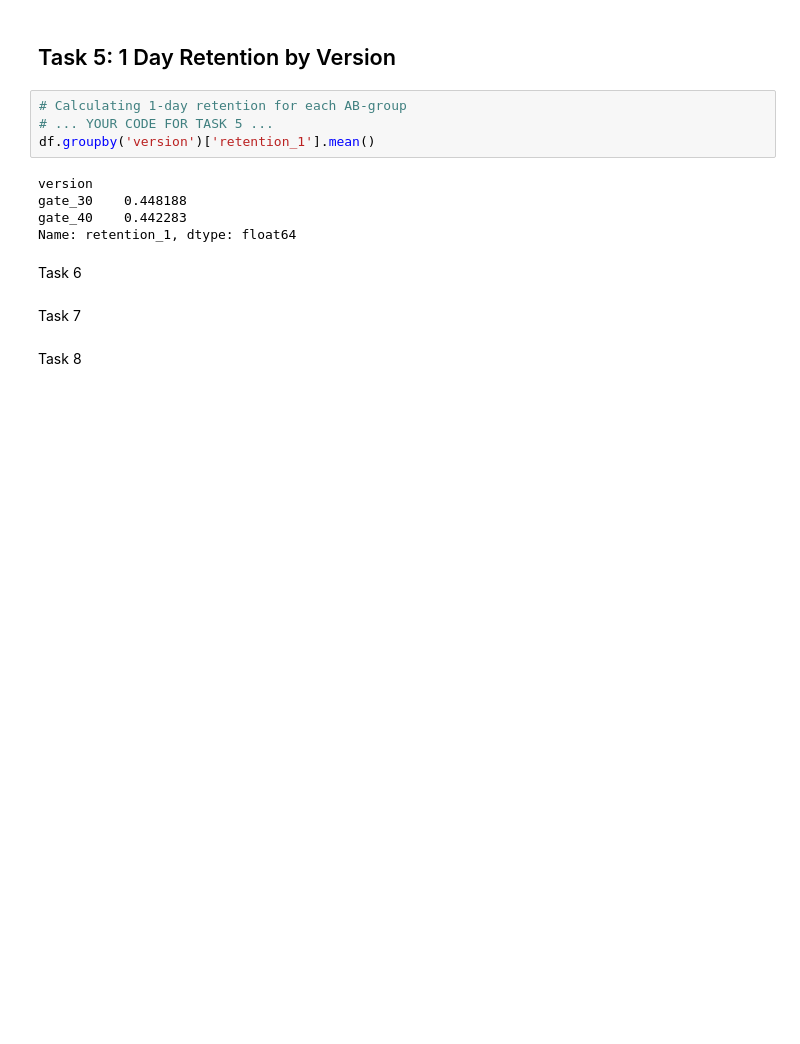
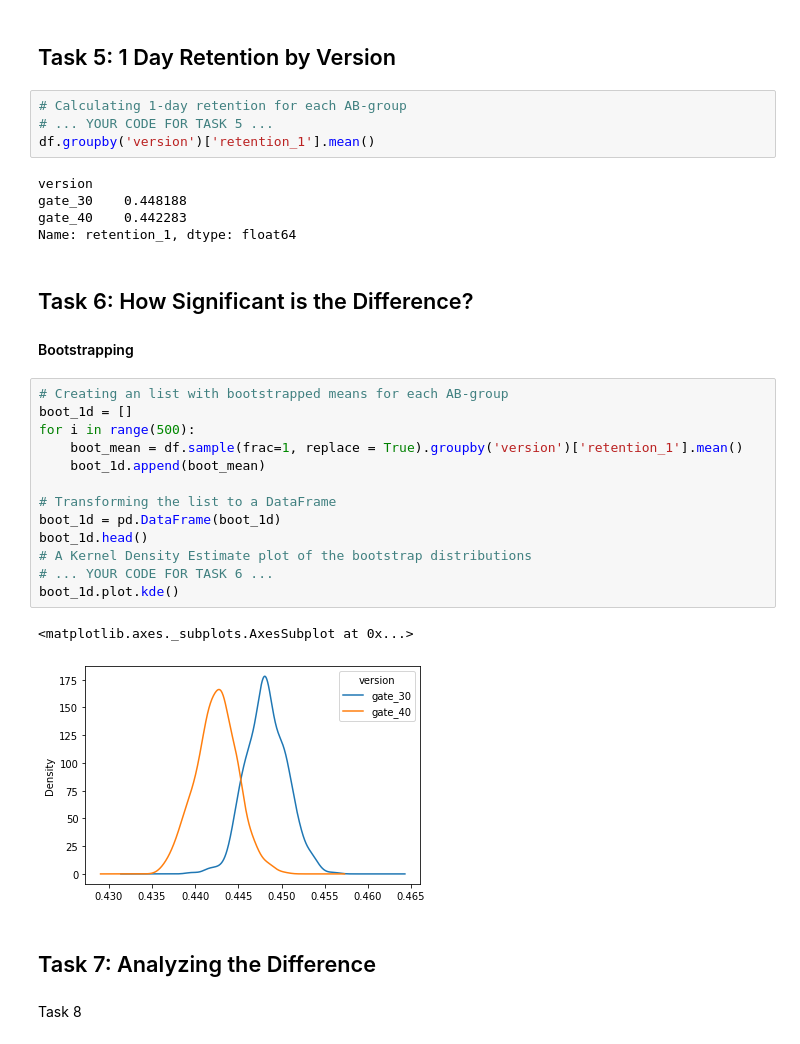
Before and after one commit to CristinaTRico/ABTestCookieCats, a Jupyter notebook: notebook.ipynb, the cells around one changed output. Drawn from its saved outputs; the diff is of its cells as text; blank space fills up the shorter version.

Commit message:
add notebook task 6

```diff
--- a/notebook.ipynb
+++ b/notebook.ipynb
@@ -63,9 +63,26 @@ version
 gate_30    0.448188
 gate_40    0.442283
 Name: retention_1, dtype: float64
-# %% [markdown]
-Task 6
-# %% [markdown]
-Task 7
+# %% [markdown]
+## Task 6: How Significant is the Difference?
+#### Bootstrapping
+# %%
+# Creating an list with bootstrapped means for each AB-group
+boot_1d = []
+for i in range(500):
+    boot_mean = df.sample(frac=1, replace = True).groupby('version')['retention_1'].mean()
+    boot_1d.append(boot_mean)
+
+# Transforming the list to a DataFrame
+boot_1d = pd.DataFrame(boot_1d)
+boot_1d.head()
+# A Kernel Density Estimate plot of the bootstrap distributions
+# ... YOUR CODE FOR TASK 6 ...
+boot_1d.plot.kde()
+# %% [output]
+<matplotlib.axes._subplots.AxesSubplot at 0x...>
+[figure, added]
+# %% [markdown]
+## Task 7: Analyzing the Difference
 # %% [markdown]
 Task 8
```
